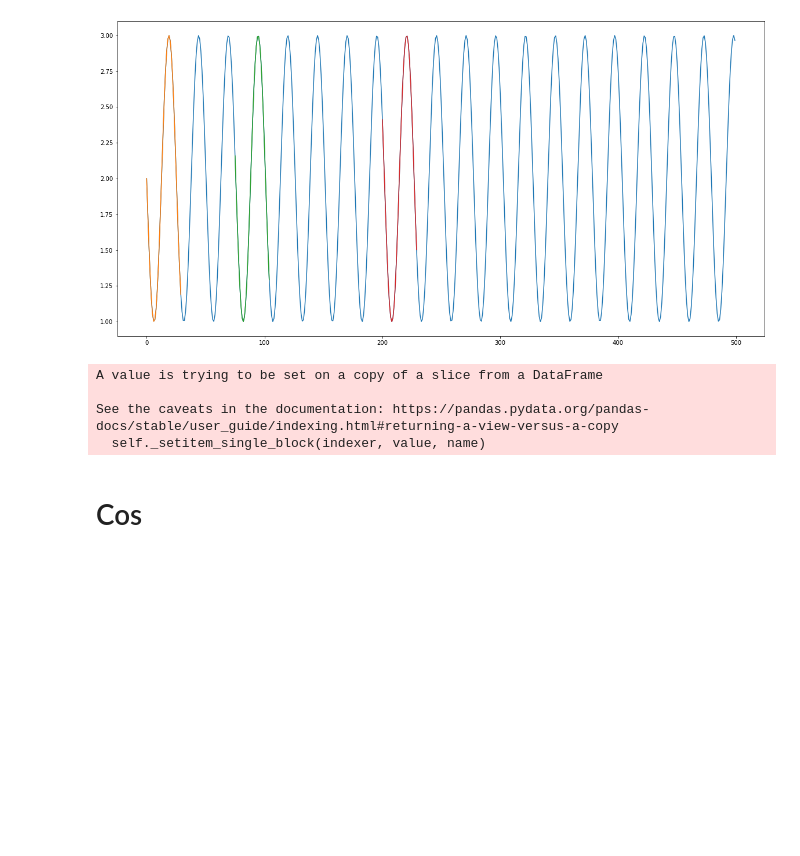
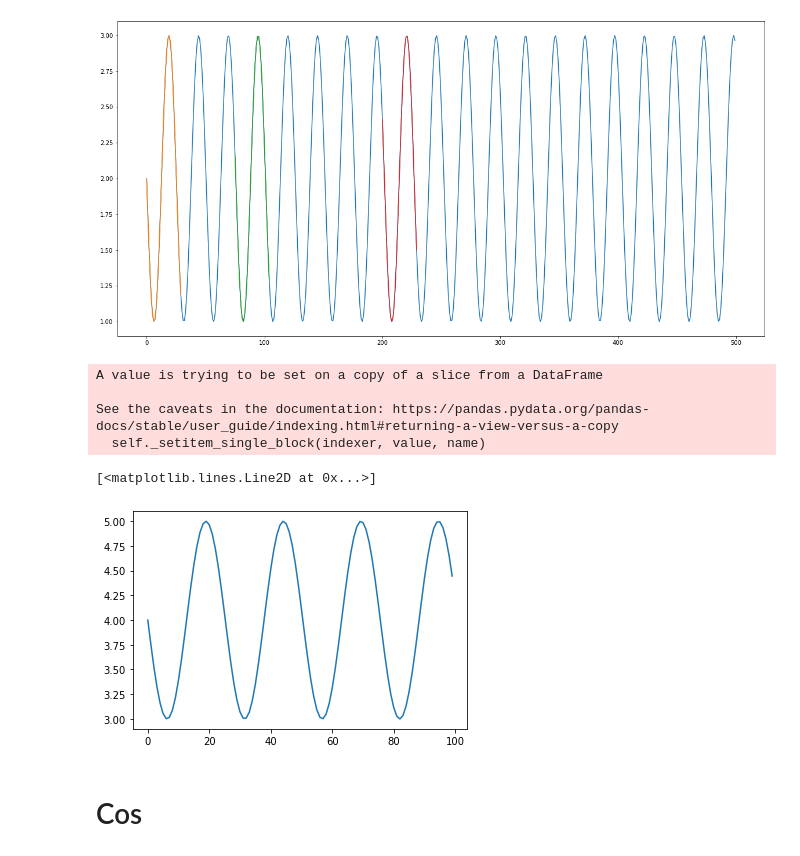
Before and after one commit to lucaswehmuth/rl-investing, a Jupyter notebook: data/3-ArtificialData.ipynb, the cells around one changed output. Cells and saved outputs as stored; diff of their text form; code cells hidden in the pictures; blank space fills up the shorter version.

```diff
--- a/data/3-ArtificialData.ipynb
+++ b/data/3-ArtificialData.ipynb
@@ -92,6 +91,11 @@ A value is trying to be set on a copy of a slice from a DataFrame
 
 See the caveats in the documentation: https://pandas.pydata.org/pandas-docs/stable/user_guide/indexing.html#returning-a-view-versus-a-copy
   self._setitem_single_block(indexer, value, name)
+# %%
+plt.plot(data.index[:100], data.Close[:100])
+# %% [output]
+[<matplotlib.lines.Line2D at 0x...>]
+[figure, added]
 # %%
 filename = "Artificial_Sin.csv"
 
```
Also changed, not shown: parts of 11 cells of this notebook, 3 other files.
